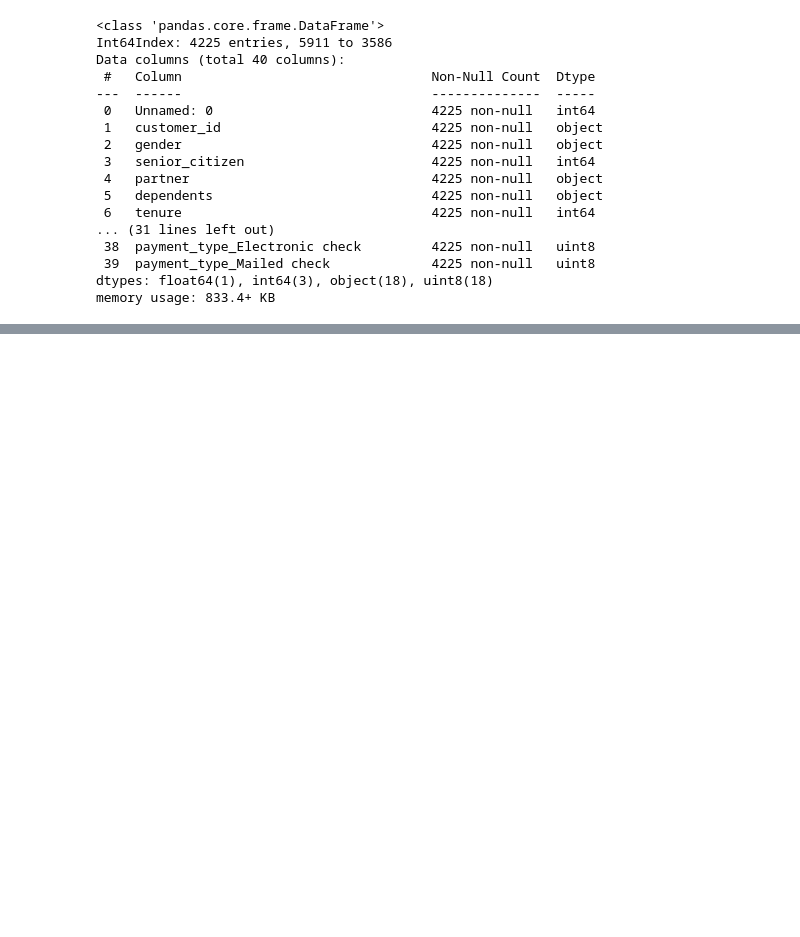
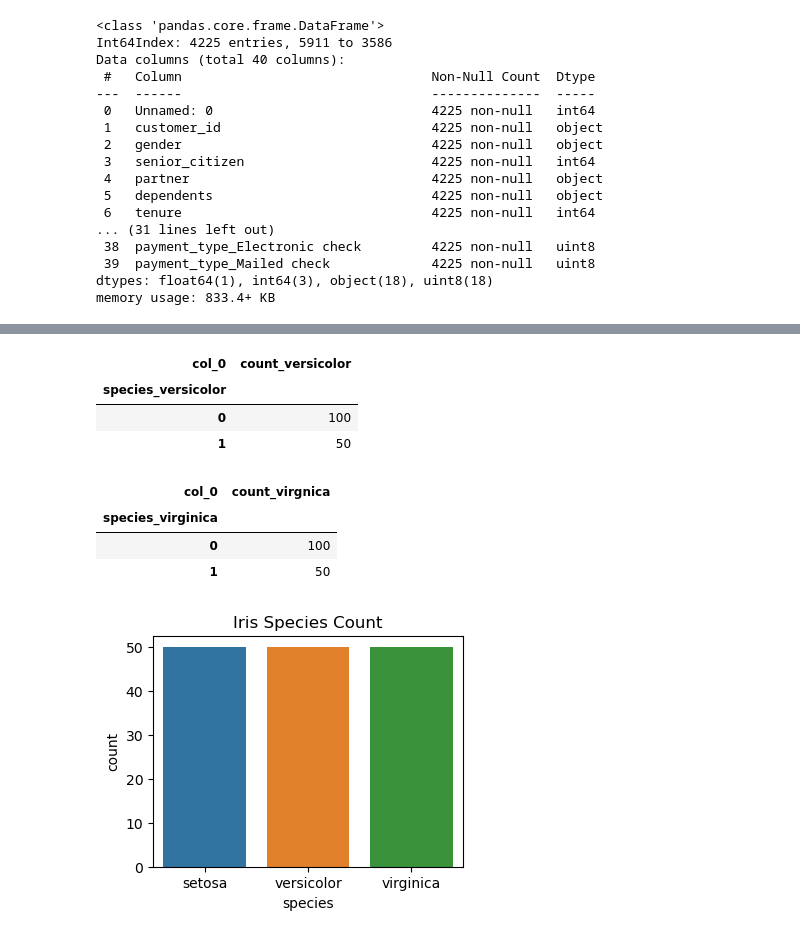
Before and after one commit to scottbarnett97/classification-exercises, a Jupyter notebook: classification_exercises.ipynb, the cells around one changed output, grey strips where cells are left out. Drawn from its saved outputs; the diff is of its cells as text; code cells hidden in the pictures; blank space fills up the shorter version.

```diff
--- a/classification_exercises.ipynb
+++ b/classification_exercises.ipynb
@@ -521,0 +731,23 @@ memory usage: 833.4+ KB
+# %%
+# frequency table petal_length
+pd.crosstab(df['species_versicolor'], 'count_versicolor')
+# %% [output]
+| col_0 | count_versicolor |
+| species_versicolor |  |
+| 0 | 100 |
+| 1 | 50 |
+# %%
+# frequency table petal_width
+pd.crosstab(df['species_virginica'], 'count_virgnica')
+# %% [output]
+| col_0 | count_virgnica |
+| species_virginica |  |
+| 0 | 100 |
+| 1 | 50 |
+# %%
+x=plt.subplots(1,1,figsize=(4,3))
+sns.countplot('species',data=df)
+plt.title("Iris Species Count")
+plt.show()
+# %% [output]
+[figure, added]
```
Also changed, not shown: parts of 60 cells of this notebook.
